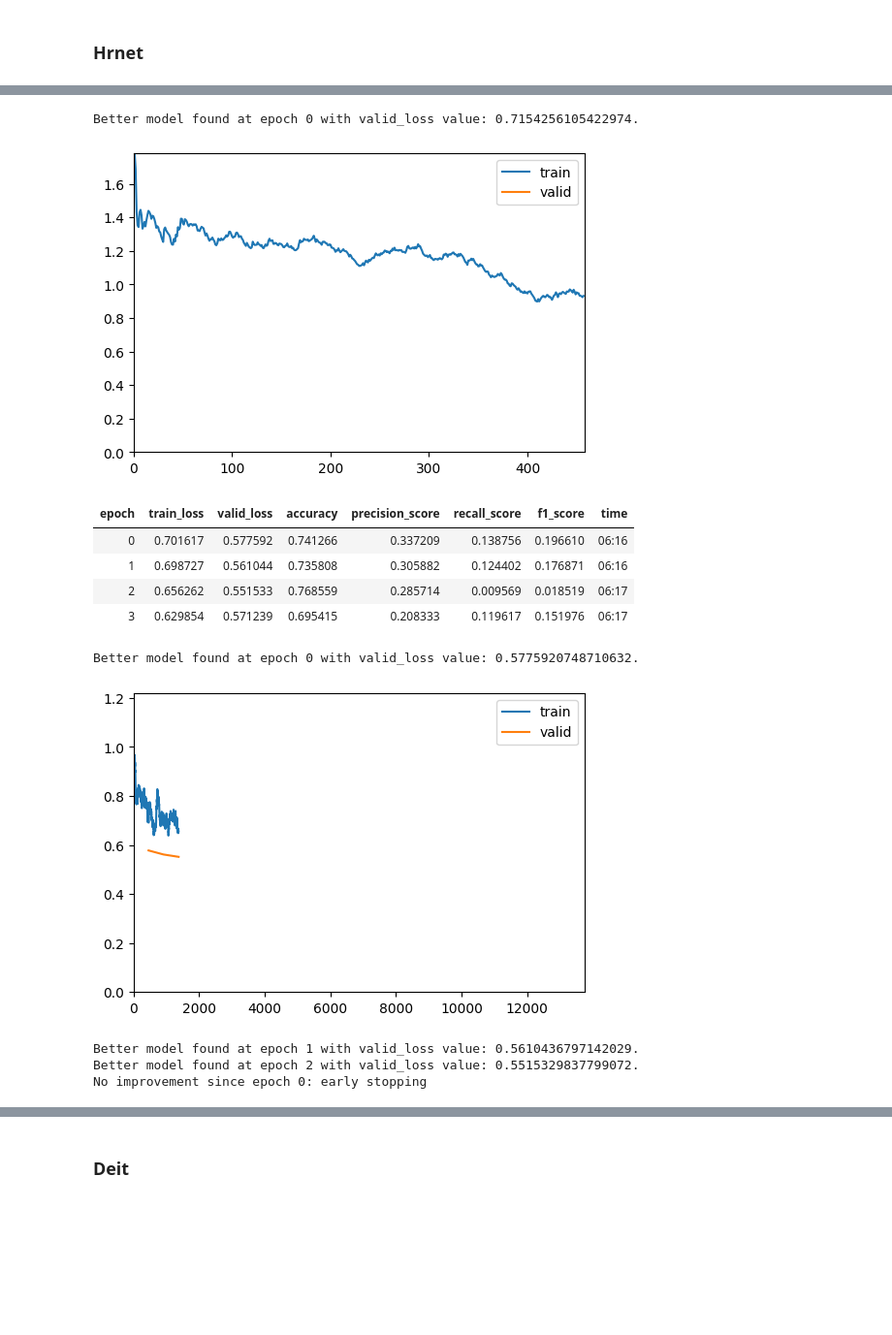
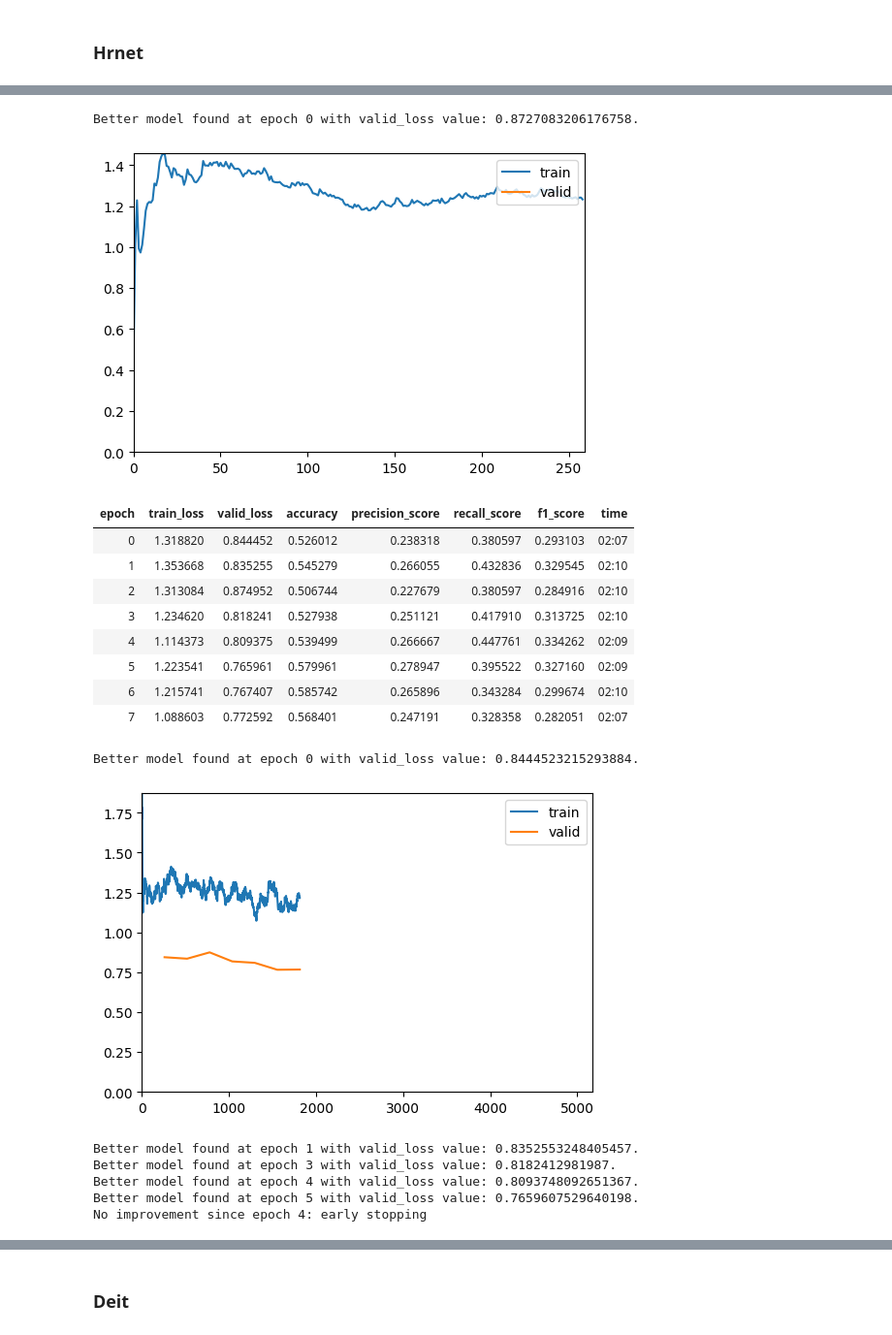
Before and after one commit to inigo99/CancerDetection, a Jupyter notebook: TFM.ipynb, the cells around one changed output, grey strips where cells are left out. Shown at 97% size. Drawn from its saved outputs; the diff is of its cells as text; code cells hidden in the pictures; blank space fills up the shorter version.

```diff
--- a/TFM.ipynb
+++ b/TFM.ipynb
@@ -300,3 +300,3 @@ df
 # %%
-tam = df.loc[df["cancer"] == 1]["patient_id"].unique().size
+tam = dfna.loc[dfna["cancer"] == 1]["patient_id"].unique().size
 # %%
@@ -312,7 +312,7 @@ Name: cancer, dtype: int64
 Los datos están claramente desbalanceados. Se va a escoger al azar los elementos de la clase mayoritaria para entrenar a los modelos.
 # %%
 np.random.seed(0)
-patients = np.random.choice(df.loc[df["cancer"] == 0]["patient_id"], tam)
-patients = np.concatenate((patients, df.loc[df["cancer"] == 1]["patient_id"].unique()))
+patients = np.random.choice(dfna.loc[dfna["cancer"] == 0]["patient_id"], tam)
+patients = np.concatenate((patients, dfna.loc[dfna["cancer"] == 1]["patient_id"].unique()))
 patients.size
 # %% [output]
@@ -320,3 +320,3 @@ patients.size
 # %%
-dfb = df.loc[df["patient_id"].isin(patients)].copy()
+dfb = dfna.loc[dfna["patient_id"].isin(patients)].copy()
 # %%
@@ -472,7 +492,7 @@ db = DataBlock(blocks = (ImageBlock, CategoryBlock),
                  splitter=RandomSplitter(valid_pct=0.2,seed=42),
                  get_y=label_func2,
                  item_tfms = Resize(512),
-                 batch_tfms=aug_transforms(size=512,min_scale=0.75))
+                 batch_tfms=aug_transforms(size=256,min_scale=0.75))
 # %%
 dls = db.dataloaders(p_under, bs=8)
 # %%
@@ -486,4 +512,4 @@ learn = vision_learner(dls, 'hrnet_w44', metrics=[accuracy, Precision(), Recall(
 # %%
-learn.fine_tune(30, base_lr=1e-3)
+learn.fine_tune(20, base_lr=1e-5)
 # %% [output]
 | epoch | train_loss | valid_loss | accuracy | precision_score | recall_score | f1_score | time |
@@ -491,12 +517,18 @@ learn.fine_tune(30, base_lr=1e-3)
-Better model found at epoch 0 with valid_loss value: 0.7154256105422974.
+Better model found at epoch 0 with valid_loss value: 0.8727083206176758.
-[figure, old version]
+[figure, new version]
 | epoch | train_loss | valid_loss | accuracy | precision_score | recall_score | f1_score | time |
-| 0 | 0.701617 | 0.577592 | 0.741266 | 0.337209 | 0.138756 | 0.196610 | 06:16 |
-| 1 | 0.698727 | 0.561044 | 0.735808 | 0.305882 | 0.124402 | 0.176871 | 06:16 |
-| 2 | 0.656262 | 0.551533 | 0.768559 | 0.285714 | 0.009569 | 0.018519 | 06:17 |
-| 3 | 0.629854 | 0.571239 | 0.695415 | 0.208333 | 0.119617 | 0.151976 | 06:17 |
+| 0 | 1.318820 | 0.844452 | 0.526012 | 0.238318 | 0.380597 | 0.293103 | 02:07 |
+| 1 | 1.353668 | 0.835255 | 0.545279 | 0.266055 | 0.432836 | 0.329545 | 02:10 |
+| 2 | 1.313084 | 0.874952 | 0.506744 | 0.227679 | 0.380597 | 0.284916 | 02:10 |
+| 3 | 1.234620 | 0.818241 | 0.527938 | 0.251121 | 0.417910 | 0.313725 | 02:10 |
+| 4 | 1.114373 | 0.809375 | 0.539499 | 0.266667 | 0.447761 | 0.334262 | 02:09 |
+| 5 | 1.223541 | 0.765961 | 0.579961 | 0.278947 | 0.395522 | 0.327160 | 02:09 |
+| 6 | 1.215741 | 0.767407 | 0.585742 | 0.265896 | 0.343284 | 0.299674 | 02:10 |
+| 7 | 1.088603 | 0.772592 | 0.568401 | 0.247191 | 0.328358 | 0.282051 | 02:07 |
-Better model found at epoch 0 with valid_loss value: 0.5775920748710632.
+Better model found at epoch 0 with valid_loss value: 0.8444523215293884.
-[figure, old version]
+[figure, new version]
-Better model found at epoch 1 with valid_loss value: 0.5610436797142029.
-Better model found at epoch 2 with valid_loss value: 0.5515329837799072.
-No improvement since epoch 0: early stopping
+Better model found at epoch 1 with valid_loss value: 0.8352553248405457.
+Better model found at epoch 3 with valid_loss value: 0.8182412981987.
+Better model found at epoch 4 with valid_loss value: 0.8093748092651367.
+Better model found at epoch 5 with valid_loss value: 0.7659607529640198.
+No improvement since epoch 4: early stopping
```
Also changed, not shown: parts of 31 cells of this notebook.
